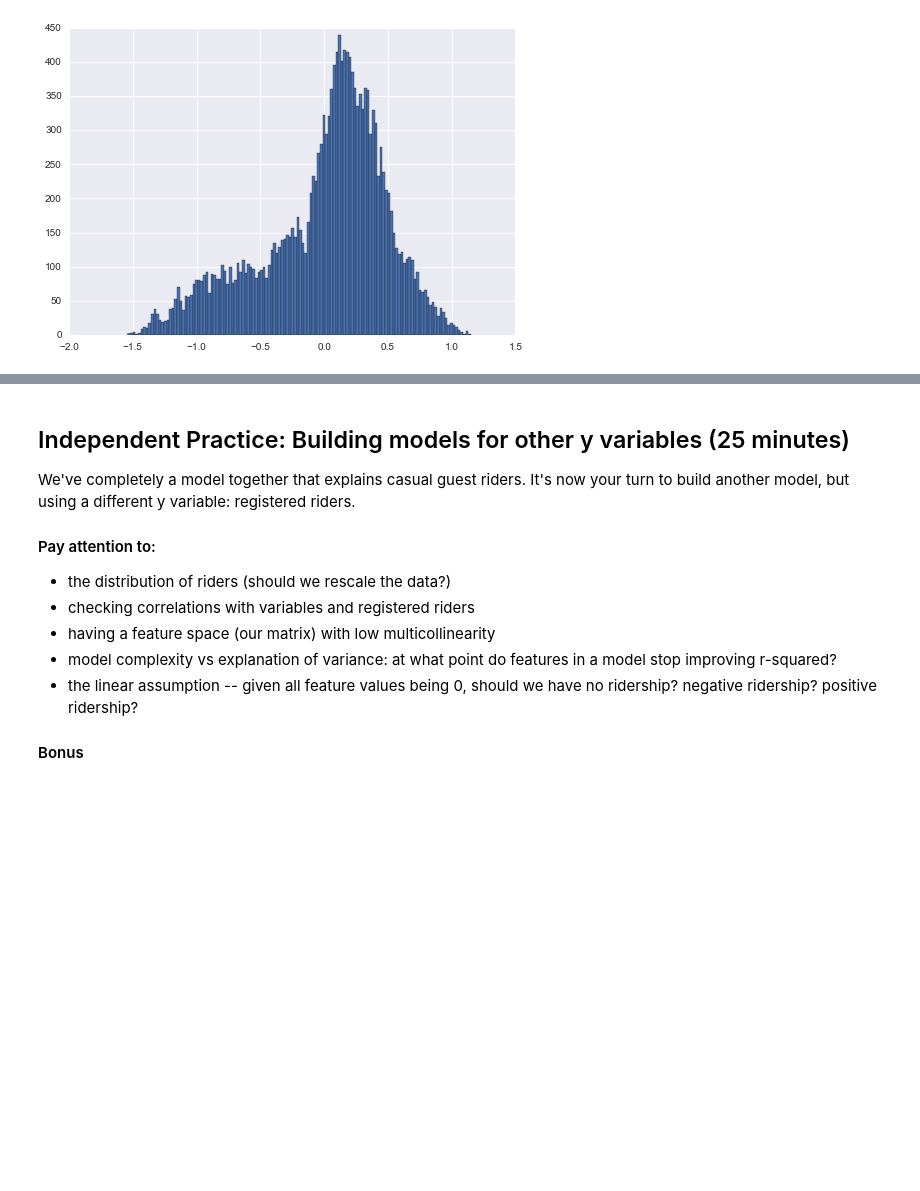
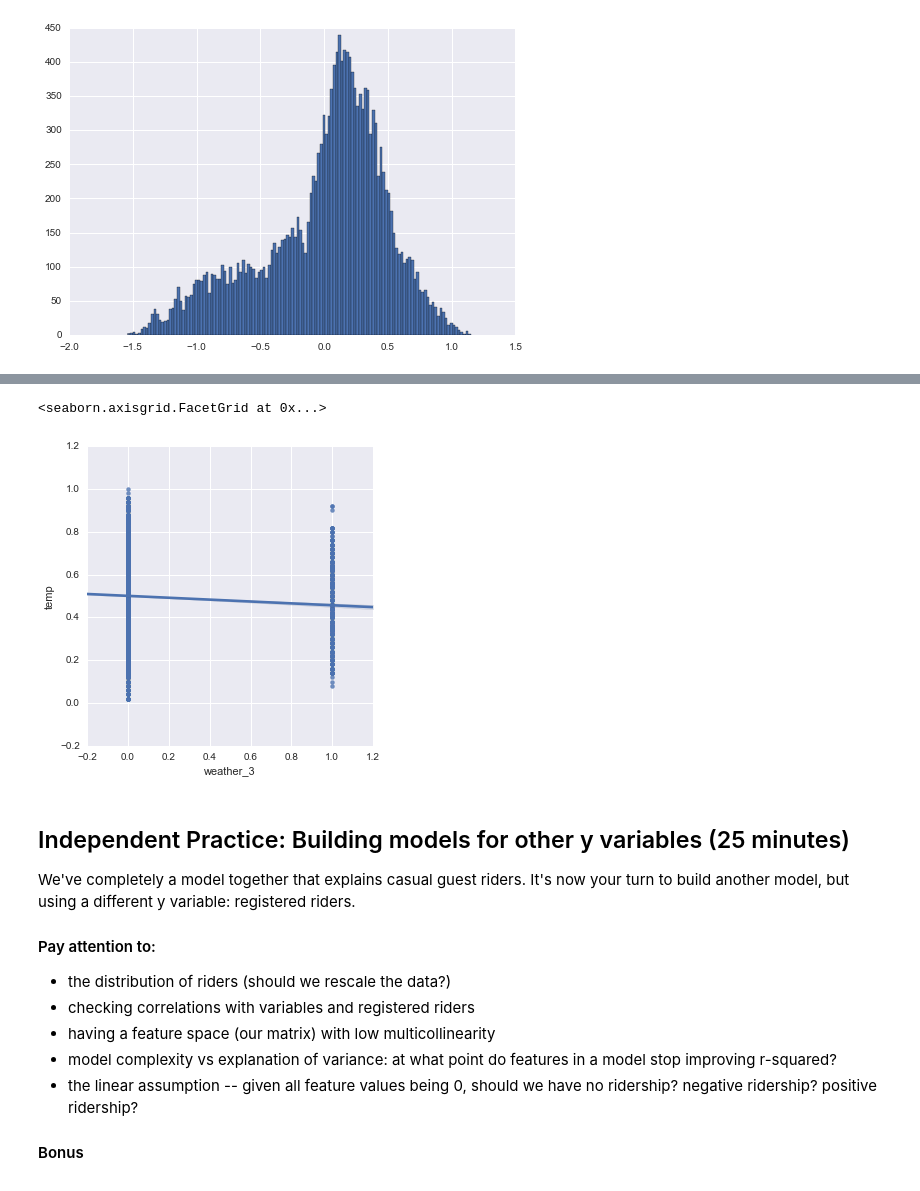
Before and after one commit to themp731/Projects, a Jupyter notebook: ClassWork/lesson-06/code/starter-code/starter-code-6MP.ipynb, the cells around one changed output, grey strips where cells are left out. Drawn from its saved outputs; the diff is of its cells as text; code cells hidden in the pictures; blank space fills up the shorter version.

```diff
--- a/ClassWork/lesson-06/code/starter-code/starter-code-6MP.ipynb
+++ b/ClassWork/lesson-06/code/starter-code/starter-code-6MP.ipynb
@@ -601,3 +626,8 @@ NameError: name 'hour_13' is not defined
+# %%
+sns.lmplot("weather_3", "temp",bikemodel_data)
+# %% [output]
+<seaborn.axisgrid.FacetGrid at 0x...>
+[figure, added]
 # %% [markdown]
 ## Independent Practice: Building models for other y variables (25 minutes)
 
```
Also changed, not shown: parts of 8 cells of this notebook, 5 other files.
